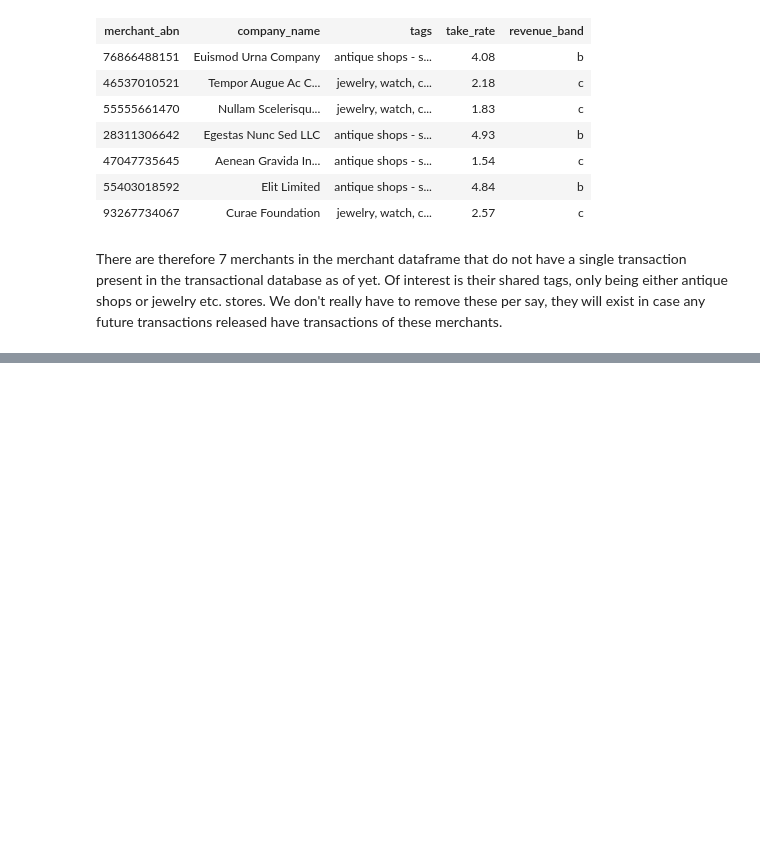
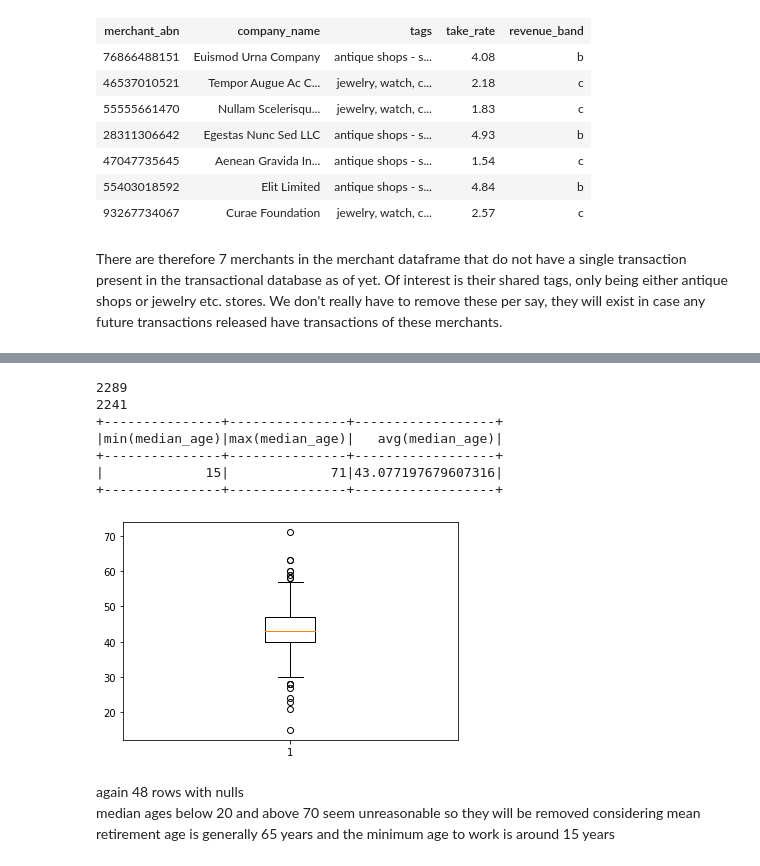
Before and after one commit to MAST30034-Applied-Data-Science/generic-buy-now-pay-later-project-group-35, a Jupyter notebook: notebooks/2 analysis.ipynb, the cells around one changed output, grey strips where cells are left out. Drawn from its saved outputs; the diff is of its cells as text; code cells hidden in the pictures; blank space fills up the shorter version.

```diff
--- a/notebooks/2 analysis.ipynb
+++ b/notebooks/2 analysis.ipynb
@@ -397,0 +585,25 @@ There are therefore 7 merchants in the merchant dataframe that do not have a sin
+# %%
+# median_age
+
+testdf = incomedf.alias("testdf")
+print(testdf.count())
+testdf = testdf.dropna("all",subset="median_age")
+print(testdf.count())
+
+print(testdf.agg(min("median_age"), max("median_age"), mean("median_age")))
+
+df = testdf.toPandas()
+plt.boxplot(df["median_age"])
+plt.show()
+# %% [output]
+2289
+2241
++---------------+---------------+------------------+
+|min(median_age)|max(median_age)|   avg(median_age)|
++---------------+---------------+------------------+
+|             15|             71|43.077197679607316|
++---------------+---------------+------------------+
+[figure, added]
+# %% [markdown]
+again 48 rows with nulls <br>
+median ages below 20 and above 70 seem unreasonable so they will be removed considering mean retirement age is generally 65 years and the minimum age to work is around 15 years <br>
```
Also changed, not shown: parts of 70 cells of this notebook, 1 other file.
